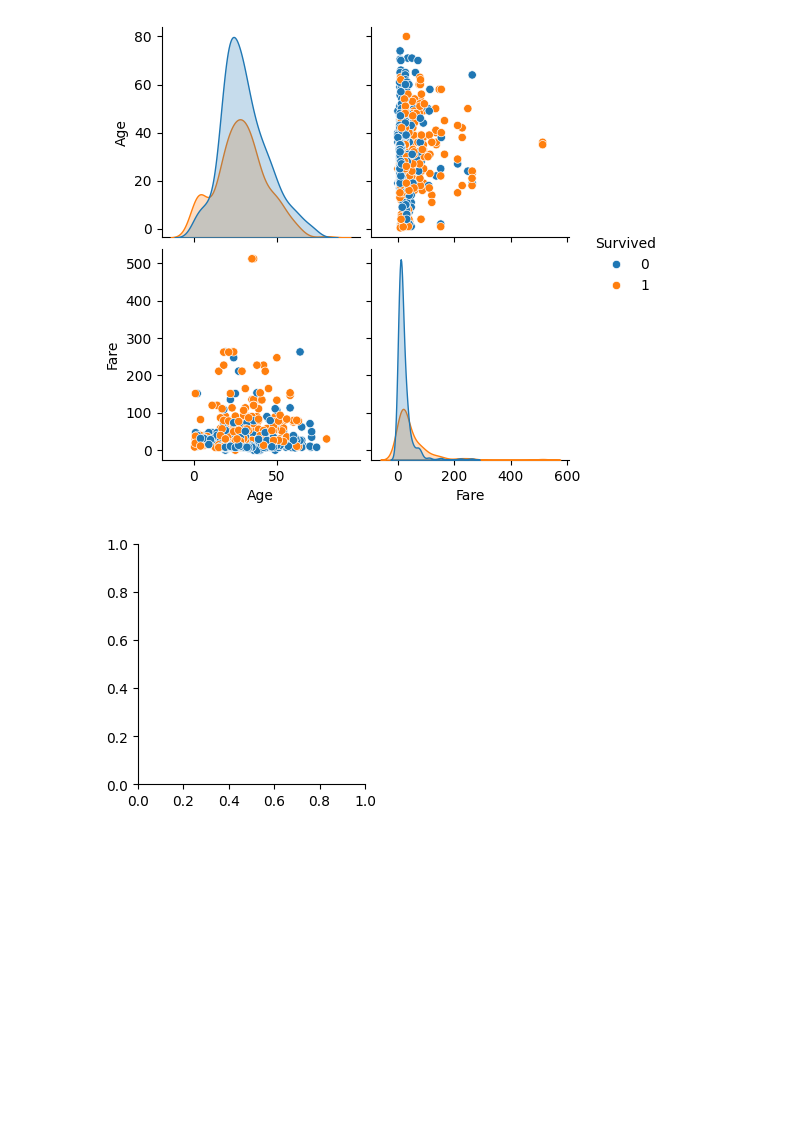
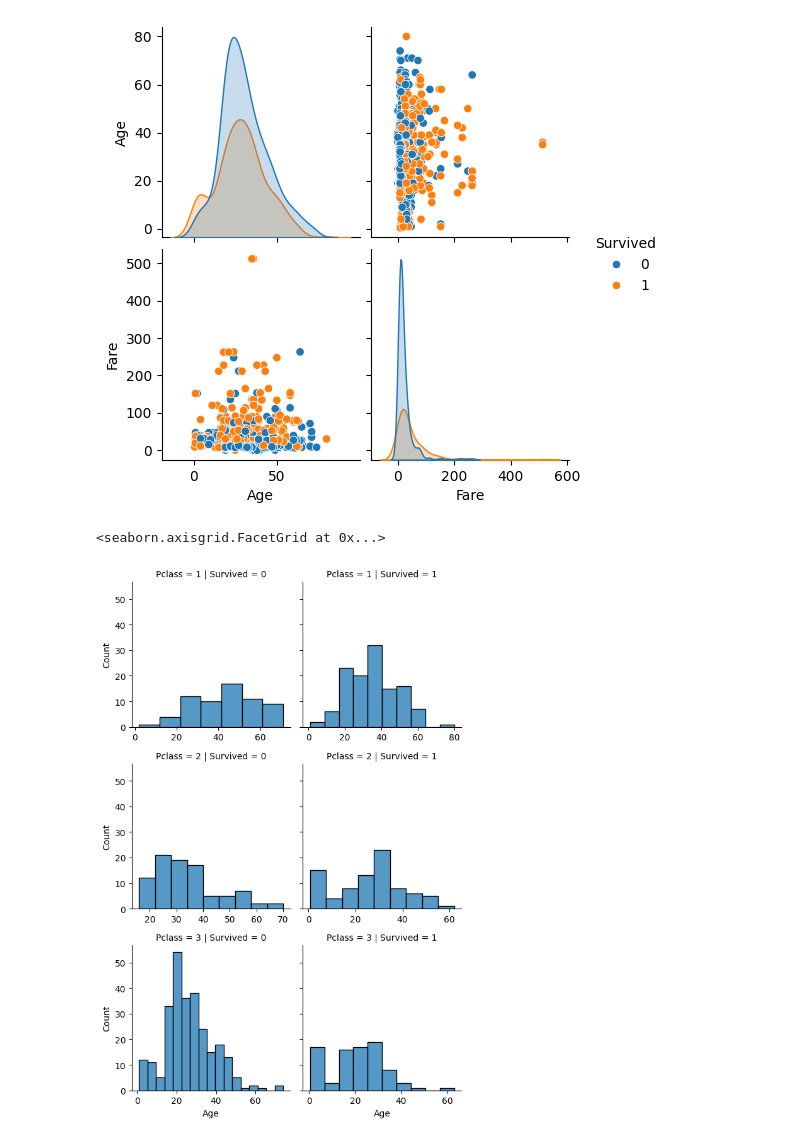
Before and after one commit to Shivam2048/Titanic-EDA, a Jupyter notebook: Titanic_EDA.ipynb, the cells around one changed output. Saved outputs shown, nothing was run; the diff lists cells and outputs as text; code cells hidden in the pictures; blank space fills up the shorter version.

```diff
--- a/Titanic_EDA.ipynb
+++ b/Titanic_EDA.ipynb
@@ -129,6 +129,8 @@ plt.show()
 # %% [output]
 [figure]
 # %%
-g= sns.FacetGrid(df)
+g= sns.FacetGrid(df, col='Survived', row='Pclass', sharex=False)
+g.map(sns.histplot, 'Age')
 # %% [output]
+<seaborn.axisgrid.FacetGrid at 0x...>
-[figure, old version]
+[figure, new version]
```
Also changed, not shown: parts of 2 cells of this notebook.
